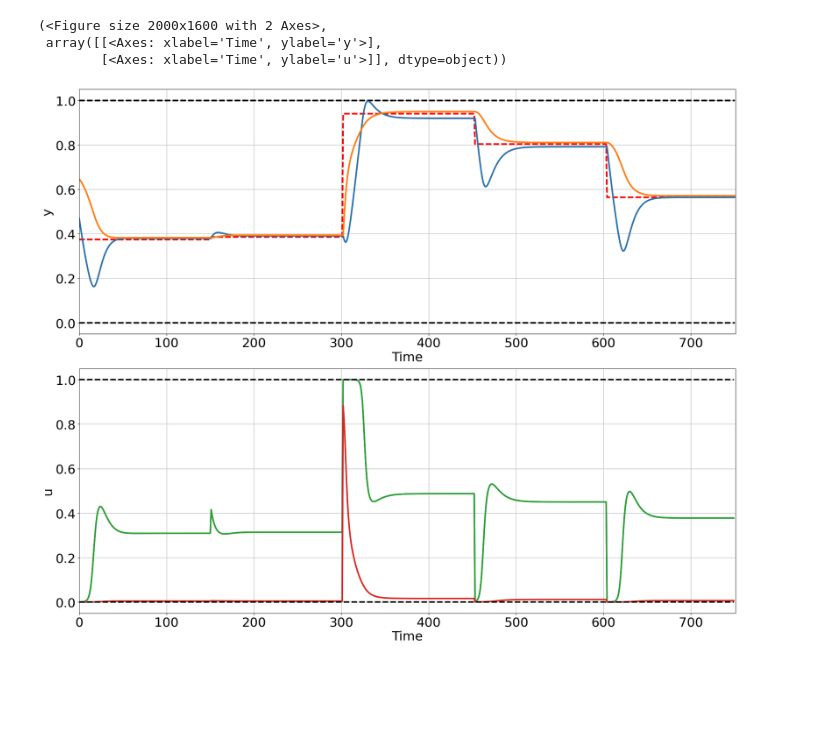
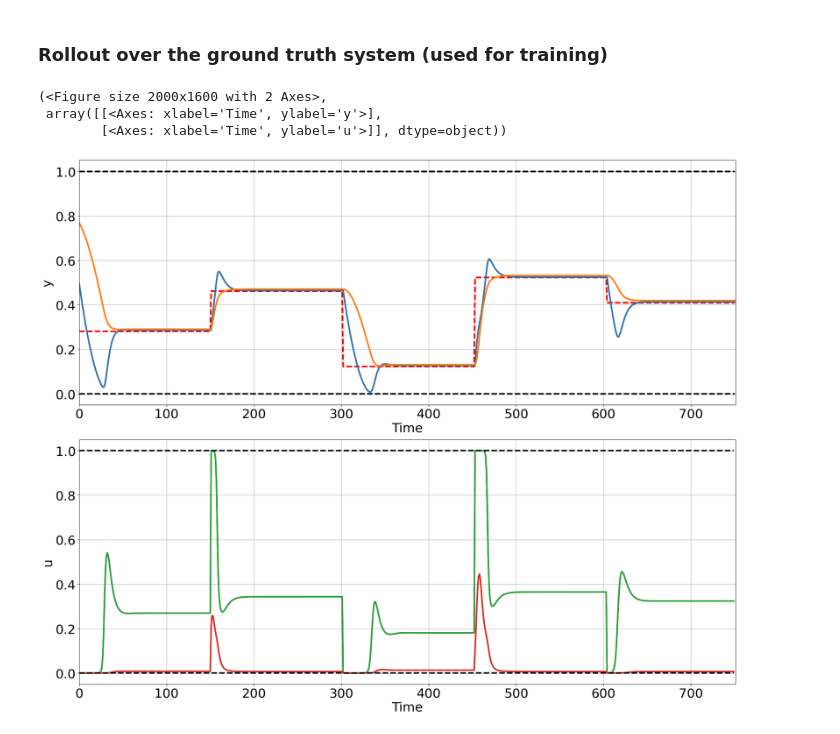
Before and after one commit to Alirezad126/SparseDPC, a Jupyter notebook: 5_Online_DPC/TwoTank.ipynb, the cells around one changed output. Cells and saved outputs as stored; diff of their text form; code cells hidden in the pictures; blank space fills up the shorter version.

```diff
--- a/5_Online_DPC/TwoTank.ipynb
+++ b/5_Online_DPC/TwoTank.ipynb
@@ -166,34 +170,38 @@ Interrupted training loop.
 # %%
 nsteps = 750
 step_length = 150
+torch.manual_seed(0)
+seed = 20
+rng = np.random.default_rng(seed)
 # generate reference
-np_refs = psl.signals.step(nsteps+1, 1, min=xmin, max=xmax, randsteps=5)
+np_refs = psl.signals.step(nsteps+1, 1, min=xmin, max=xmax, randsteps=5, rng=rng)
 R = torch.tensor(np_refs, dtype=torch.float32).reshape(1, nsteps+1, 1)
 torch_ref = torch.cat([R, R], dim=-1)
 # generate initial data for closed loop simulation
 data = {'xn': torch.rand(1, 1, nx, dtype=torch.float32),
         'r': torch_ref}
+# %% [markdown]
+### Rollout over the ground truth system (used for training)
 # %%
 two_tank.c1 = nn.Parameter(torch.tensor(gt_model.c1, requires_grad=False))
 two_tank.c2 = nn.Parameter(torch.tensor(gt_model.c2, requires_grad=False))
 
 cl_system.nsteps = nsteps
 # perform closed-loop simulation
 trajectories = cl_system(data)
 
 # constraints bounds
 Umin = umin * np.ones([nsteps, nu])
 Umax = umax * np.ones([nsteps, nu])
 Xmin = xmin * np.ones([nsteps+1, nx])
 Xmax = xmax * np.ones([nsteps+1, nx])
 # plot closed loop trajectories
 pltCL(Y=trajectories['xn'].detach().reshape(nsteps + 1, nx),
       R=trajectories['r'].detach().reshape(nsteps + 1, nref),
       U=trajectories['u'].detach().reshape(nsteps, nu),
-      Umin=Umin, Umax=Umax, Ymin=Xmin, Ymax=Xmax,
-      figname='cl.png')
+      Umin=Umin, Umax=Umax, Ymin=Xmin, Ymax=Xmax)
 # %% [output]
 (<Figure size 2000x1600 with 2 Axes>,
  array([[<Axes: xlabel='Time', ylabel='y'>],
         [<Axes: xlabel='Time', ylabel='u'>]], dtype=object))
-[figure, old version]
+[figure, new version]
```
Also changed, not shown: parts of 22 cells of this notebook, 3 other files.
